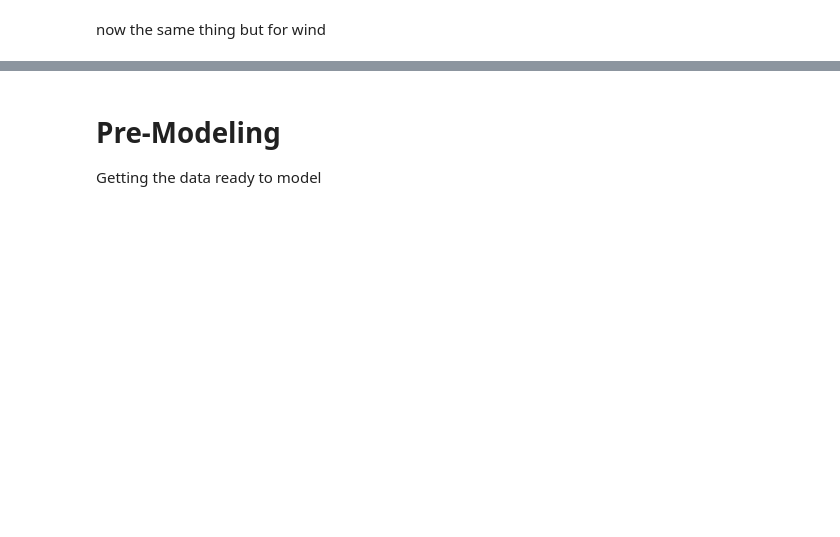
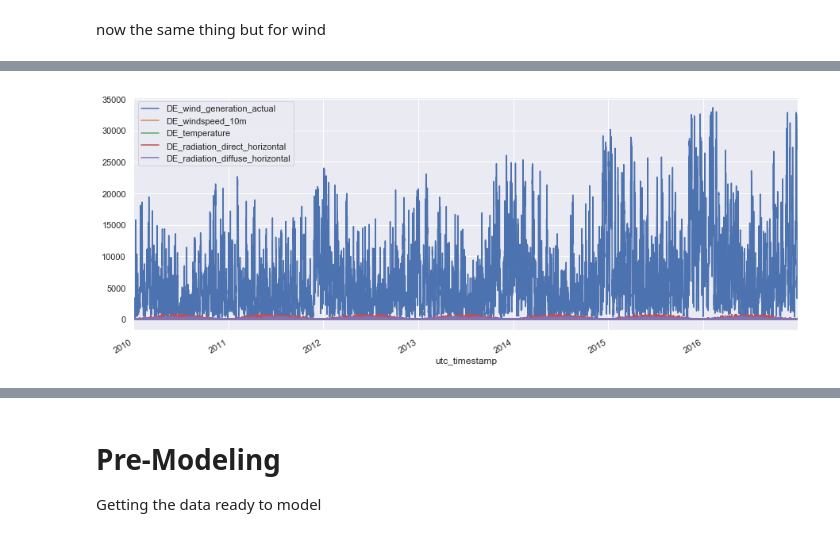
Before and after one commit to robertjprior/Intro-ML-Projects, a Jupyter notebook: Renewable Energy Prediction 1.ipynb, the cells around one changed output, grey strips where cells are left out. Cells and saved outputs as stored; diff of their text form; code cells hidden in the pictures; blank space fills up the shorter version.

Commit message:
Add files via upload
New Visualization and TOC organization added

```diff
--- a/Renewable Energy Prediction 1.ipynb
+++ b/Renewable Energy Prediction 1.ipynb
@@ -187,0 +234,5 @@ wind_df = wind_df.dropna()
+# %%
+wind_df.plot(figsize=(15, 6))
+plt.show()
+# %% [output]
+[figure, added]
```
Also changed, not shown: parts of 22 cells of this notebook.
